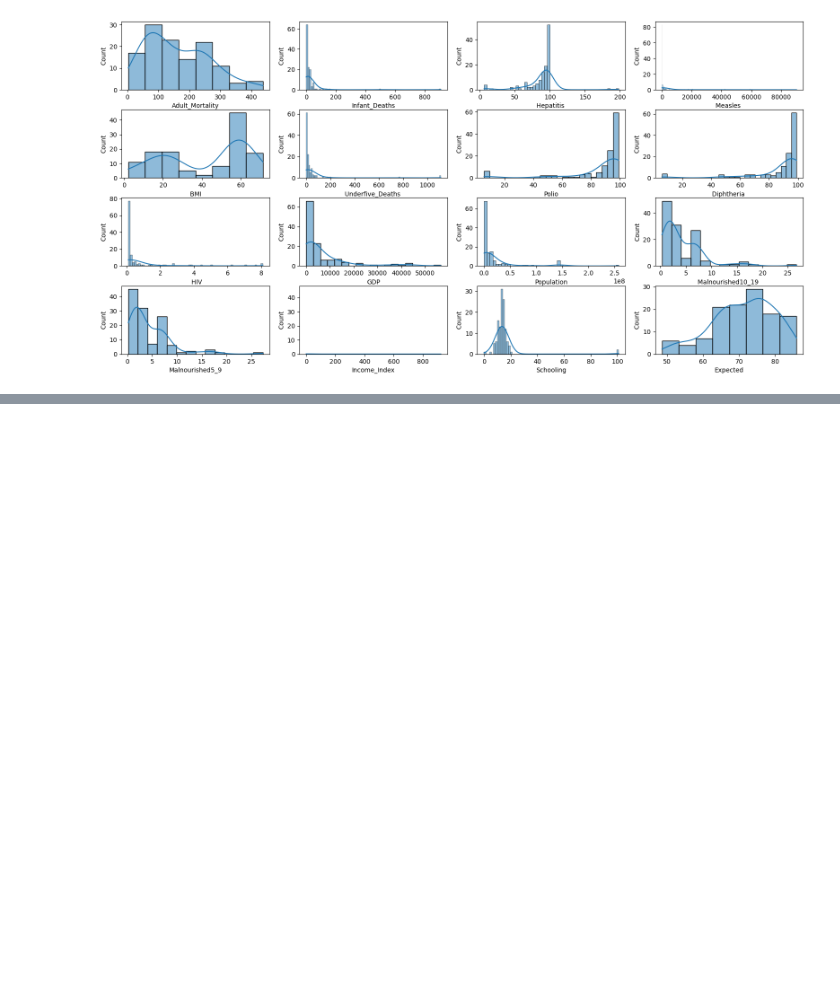
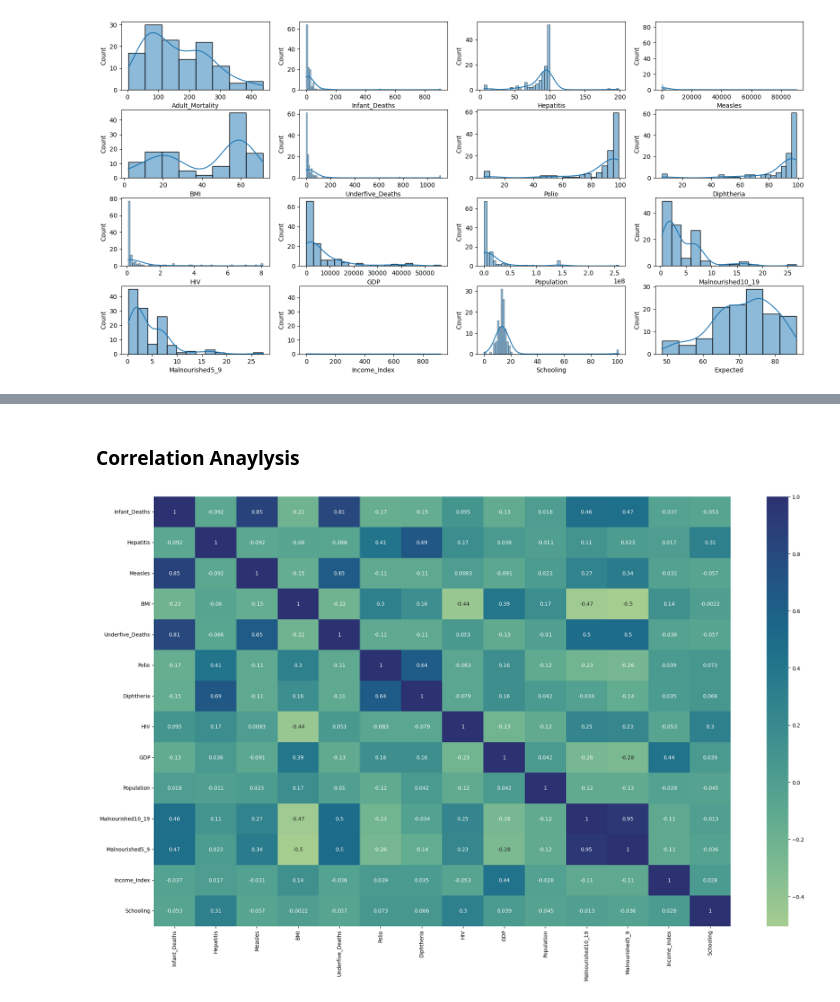
Before and after one commit to vinaykumargummadi/Data-Science-Projects, a Jupyter notebook: MicroProject and Assignment/VinayKumarG_Graded_assigment.ipynb, the cells around one changed output, grey strips where cells are left out. Saved outputs shown, nothing was run; the diff lists cells and outputs as text; code cells hidden in the pictures; blank space fills up the shorter version.

```diff
--- a/MicroProject and Assignment/VinayKumarG_Graded_assigment.ipynb
+++ b/MicroProject and Assignment/VinayKumarG_Graded_assigment.ipynb
@@ -108,0 +137,8 @@ for r in range(4):
+# %%
+from sklearn.preprocessing import StandardScaler
+scaler_obj = StandardScaler()
+df_numeric_columns=df.iloc[:,1:].columns
+df_numeric_scaled = scaler_obj.fit_transform(df.iloc[:,1:])
+df_numeric_scaled = pd.DataFrame(df_numeric_scaled,columns=df_numeric_columns)
+
+df_numeric_scaled.head()
@@ -108,0 +152,11 @@ for r in range(4):
+# %% [markdown]
+### Correlation Anaylysis
+# %%
+df_features = df_numeric_scaled.drop(['Expected'],axis=1)
+df_target = df_numeric_scaled['Expected']
+# %%
+plt.figure(figsize=(25,15))
+sns.heatmap(df_features.iloc[:,1:].corr(),annot=True,fmt=".2g",cmap='crest')
+plt.show()
+# %% [output]
+[figure, added]
```
Also changed, not shown: parts of 39 cells of this notebook, 2 other files.
